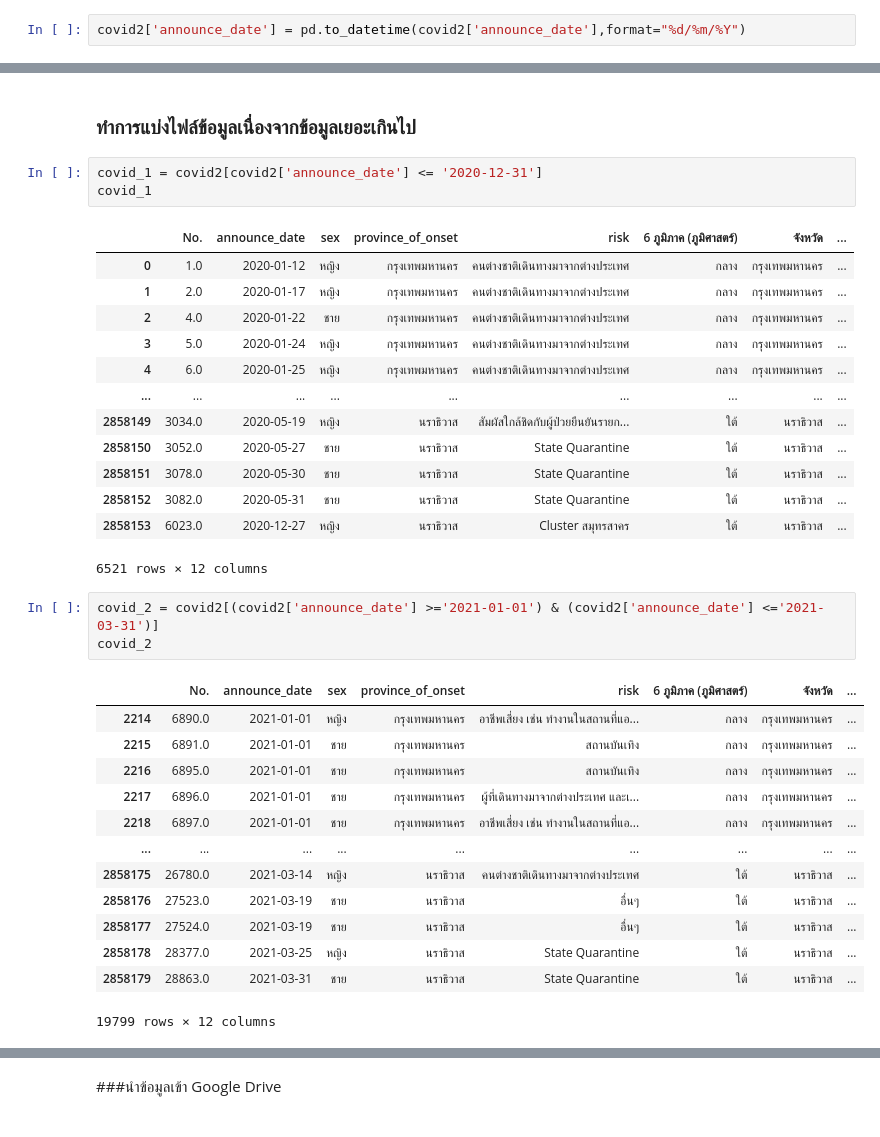
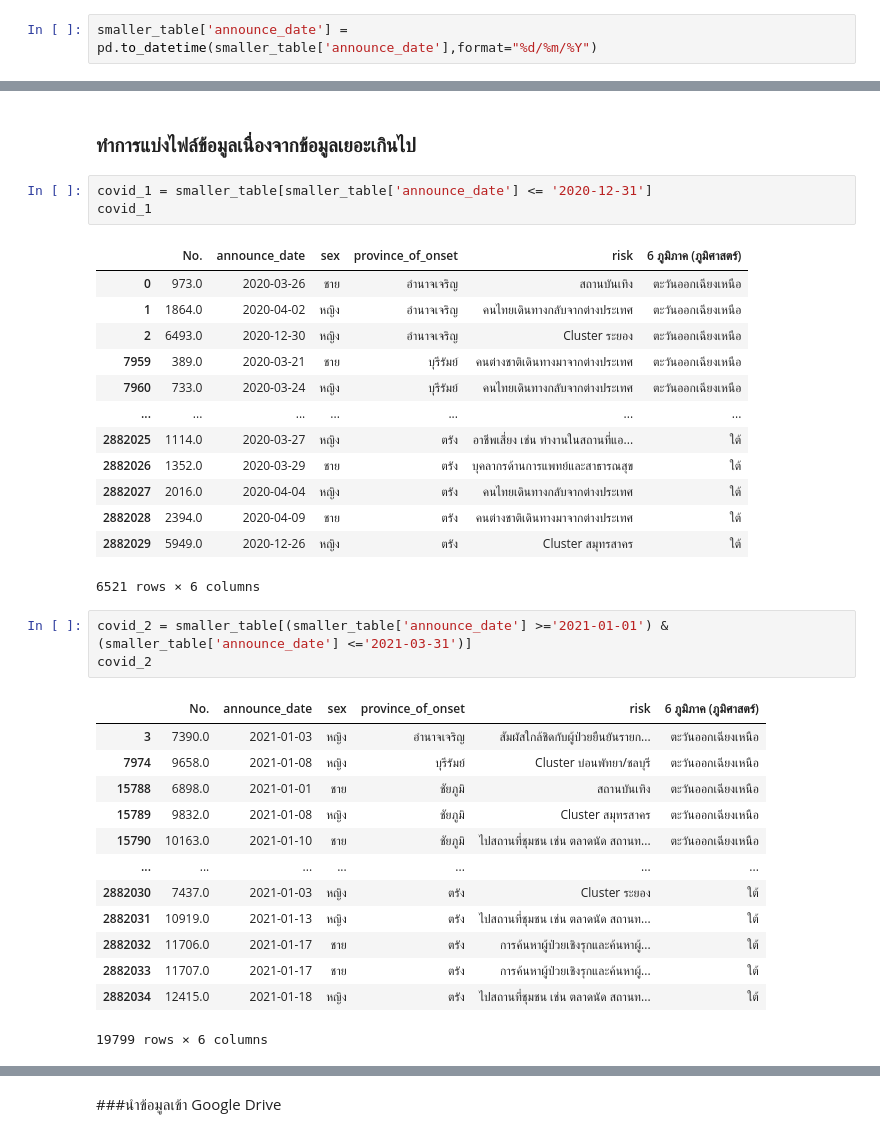
Before and after one commit to pondbaahh/data_viz_2022, a Jupyter notebook: Final_Project.ipynb, the cells around one changed output, grey strips where cells are left out. Saved outputs shown, nothing was run; the diff lists cells and outputs as text.

```diff
--- a/Final_Project.ipynb
+++ b/Final_Project.ipynb
@@ -768,7 +893,7 @@ covid2
 # %% [markdown]
 ### เปลี่ยน format ของ วัน/เดือน/ปี
 # %%
-covid2['announce_date'] = pd.to_datetime(covid2['announce_date'],format="%d/%m/%Y")
+smaller_table['announce_date'] = pd.to_datetime(smaller_table['announce_date'],format="%d/%m/%Y")
 # %% [output]
 A value is trying to be set on a copy of a slice from a DataFrame.
 Try using .loc[row_indexer,col_indexer] = value instead
@@ -794,37 +919,37 @@ covid2
 # %% [markdown]
 ### ทำการแบ่งไฟล์ข้อมูลเนื่องจากข้อมูลเยอะเกินไป
 # %%
-covid_1 = covid2[covid2['announce_date'] <= '2020-12-31']
+covid_1 = smaller_table[smaller_table['announce_date'] <= '2020-12-31']
 covid_1
 # %% [output]
-|  | No. | announce_date | sex | province_of_onset | risk | 6 ภูมิภาค (ภูมิศาสตร์) | จังหวัด | ... |
-| 0 | 1.0 | 2020-01-12 | หญิง | กรุงเทพมหานคร | คนต่างชาติเดินทางมาจากต่างประเทศ | กลาง | กรุงเทพมหานคร | ... |
-| 1 | 2.0 | 2020-01-17 | หญิง | กรุงเทพมหานคร | คนต่างชาติเดินทางมาจากต่างประเทศ | กลาง | กรุงเทพมหานคร | ... |
-| 2 | 4.0 | 2020-01-22 | ชาย | กรุงเทพมหานคร | คนต่างชาติเดินทางมาจากต่างประเทศ | กลาง | กรุงเทพมหานคร | ... |
-| 3 | 5.0 | 2020-01-24 | หญิง | กรุงเทพมหานคร | คนต่างชาติเดินทางมาจากต่างประเทศ | กลาง | กรุงเทพมหานคร | ... |
-| 4 | 6.0 | 2020-01-25 | หญิง | กรุงเทพมหานคร | คนต่างชาติเดินทางมาจากต่างประเทศ | กลาง | กรุงเทพมหานคร | ... |
-| ... | ... | ... | ... | ... | ... | ... | ... | ... |
-| 2858149 | 3034.0 | 2020-05-19 | หญิง | นราธิวาส | สัมผัสใกล้ชิดกับผู้ป่วยยืนยันรายก... | ใต้ | นราธิวาส | ... |
-| 2858150 | 3052.0 | 2020-05-27 | ชาย | นราธิวาส | State Quarantine | ใต้ | นราธิวาส | ... |
-| 2858151 | 3078.0 | 2020-05-30 | ชาย | นราธิวาส | State Quarantine | ใต้ | นราธิวาส | ... |
-| 2858152 | 3082.0 | 2020-05-31 | ชาย | นราธิวาส | State Quarantine | ใต้ | นราธิวาส | ... |
-| 2858153 | 6023.0 | 2020-12-27 | หญิง | นราธิวาส | Cluster สมุทรสาคร | ใต้ | นราธิวาส | ... |
+|  | No. | announce_date | sex | province_of_onset | risk | 6 ภูมิภาค (ภูมิศาสตร์) |
+| 0 | 973.0 | 2020-03-26 | ชาย | อำนาจเจริญ | สถานบันเทิง | ตะวันออกเฉียงเหนือ |
+| 1 | 1864.0 | 2020-04-02 | หญิง | อำนาจเจริญ | คนไทยเดินทางกลับจากต่างประเทศ | ตะวันออกเฉียงเหนือ |
+| 2 | 6493.0 | 2020-12-30 | หญิง | อำนาจเจริญ | Cluster ระยอง | ตะวันออกเฉียงเหนือ |
+| 7959 | 389.0 | 2020-03-21 | ชาย | บุรีรัมย์ | คนต่างชาติเดินทางมาจากต่างประเทศ | ตะวันออกเฉียงเหนือ |
+| 7960 | 733.0 | 2020-03-24 | หญิง | บุรีรัมย์ | คนไทยเดินทางกลับจากต่างประเทศ | ตะวันออกเฉียงเหนือ |
+| ... | ... | ... | ... | ... | ... | ... |
+| 2882025 | 1114.0 | 2020-03-27 | หญิง | ตรัง | อาชีพเสี่ยง เช่น ทำงานในสถานที่แอ... | ใต้ |
+| 2882026 | 1352.0 | 2020-03-29 | ชาย | ตรัง | บุคลากรด้านการแพทย์และสาธารณสุข | ใต้ |
+| 2882027 | 2016.0 | 2020-04-04 | หญิง | ตรัง | คนไทยเดินทางกลับจากต่างประเทศ | ใต้ |
+| 2882028 | 2394.0 | 2020-04-09 | ชาย | ตรัง | คนต่างชาติเดินทางมาจากต่างประเทศ | ใต้ |
+| 2882029 | 5949.0 | 2020-12-26 | หญิง | ตรัง | Cluster สมุทรสาคร | ใต้ |
-6521 rows × 12 columns
+6521 rows × 6 columns
 # %%
-covid_2 = covid2[(covid2['announce_date'] >='2021-01-01') & (covid2['announce_date'] <='2021-03-31')]
+covid_2 = smaller_table[(smaller_table['announce_date'] >='2021-01-01') & (smaller_table['announce_date'] <='2021-03-31')]
 covid_2
 # %% [output]
-|  | No. | announce_date | sex | province_of_onset | risk | 6 ภูมิภาค (ภูมิศาสตร์) | จังหวัด | ... |
-| 2214 | 6890.0 | 2021-01-01 | หญิง | กรุงเทพมหานคร | อาชีพเสี่ยง เช่น ทำงานในสถานที่แอ... | กลาง | กรุงเทพมหานคร | ... |
-| 2215 | 6891.0 | 2021-01-01 | ชาย | กรุงเทพมหานคร | สถานบันเทิง | กลาง | กรุงเทพมหานคร | ... |
-| 2216 | 6895.0 | 2021-01-01 | ชาย | กรุงเทพมหานคร | สถานบันเทิง | กลาง | กรุงเทพมหานคร | ... |
-| 2217 | 6896.0 | 2021-01-01 | ชาย | กรุงเทพมหานคร | ผู้ที่เดินทางมาจากต่างประเทศ และเ... | กลาง | กรุงเทพมหานคร | ... |
-| 2218 | 6897.0 | 2021-01-01 | ชาย | กรุงเทพมหานคร | อาชีพเสี่ยง เช่น ทำงานในสถานที่แอ... | กลาง | กรุงเทพมหานคร | ... |
-| ... | ... | ... | ... | ... | ... | ... | ... | ... |
-| 2858175 | 26780.0 | 2021-03-14 | หญิง | นราธิวาส | คนต่างชาติเดินทางมาจากต่างประเทศ | ใต้ | นราธิวาส | ... |
-| 2858176 | 27523.0 | 2021-03-19 | ชาย | นราธิวาส | อื่นๆ | ใต้ | นราธิวาส | ... |
-| 2858177 | 27524.0 | 2021-03-19 | ชาย | นราธิวาส | อื่นๆ | ใต้ | นราธิวาส | ... |
-| 2858178 | 28377.0 | 2021-03-25 | หญิง | นราธิวาส | State Quarantine | ใต้ | นราธิวาส | ... |
-| 2858179 | 28863.0 | 2021-03-31 | ชาย | นราธิวาส | State Quarantine | ใต้ | นราธิวาส | ... |
+|  | No. | announce_date | sex | province_of_onset | risk | 6 ภูมิภาค (ภูมิศาสตร์) |
+| 3 | 7390.0 | 2021-01-03 | หญิง | อำนาจเจริญ | สัมผัสใกล้ชิดกับผู้ป่วยยืนยันรายก... | ตะวันออกเฉียงเหนือ |
+| 7974 | 9658.0 | 2021-01-08 | หญิง | บุรีรัมย์ | Cluster บ่อนพัทยา/ชลบุรี | ตะวันออกเฉียงเหนือ |
+| 15788 | 6898.0 | 2021-01-01 | ชาย | ชัยภูมิ | สถานบันเทิง | ตะวันออกเฉียงเหนือ |
+| 15789 | 9832.0 | 2021-01-08 | หญิง | ชัยภูมิ | Cluster สมุทรสาคร | ตะวันออกเฉียงเหนือ |
+| 15790 | 10163.0 | 2021-01-10 | ชาย | ชัยภูมิ | ไปสถานที่ชุมชน เช่น ตลาดนัด สถานท... | ตะวันออกเฉียงเหนือ |
+| ... | ... | ... | ... | ... | ... | ... |
+| 2882030 | 7437.0 | 2021-01-03 | หญิง | ตรัง | Cluster ระยอง | ใต้ |
+| 2882031 | 10919.0 | 2021-01-13 | หญิง | ตรัง | ไปสถานที่ชุมชน เช่น ตลาดนัด สถานท... | ใต้ |
+| 2882032 | 11706.0 | 2021-01-17 | ชาย | ตรัง | การค้นหาผู้ป่วยเชิงรุกและค้นหาผู้... | ใต้ |
+| 2882033 | 11707.0 | 2021-01-17 | ชาย | ตรัง | การค้นหาผู้ป่วยเชิงรุกและค้นหาผู้... | ใต้ |
+| 2882034 | 12415.0 | 2021-01-18 | หญิง | ตรัง | ไปสถานที่ชุมชน เช่น ตลาดนัด สถานท... | ใต้ |
-19799 rows × 12 columns
+19799 rows × 6 columns
 # %%
```
Also changed, not shown: parts of 31 cells of this notebook.
